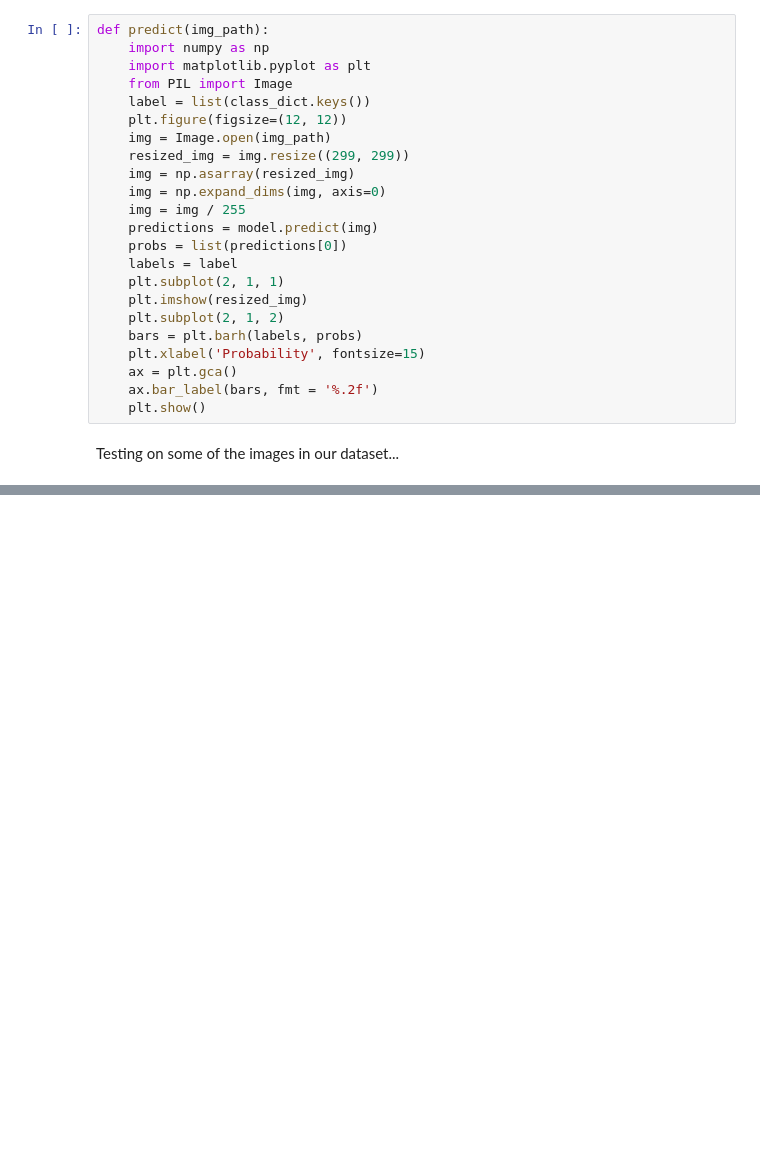
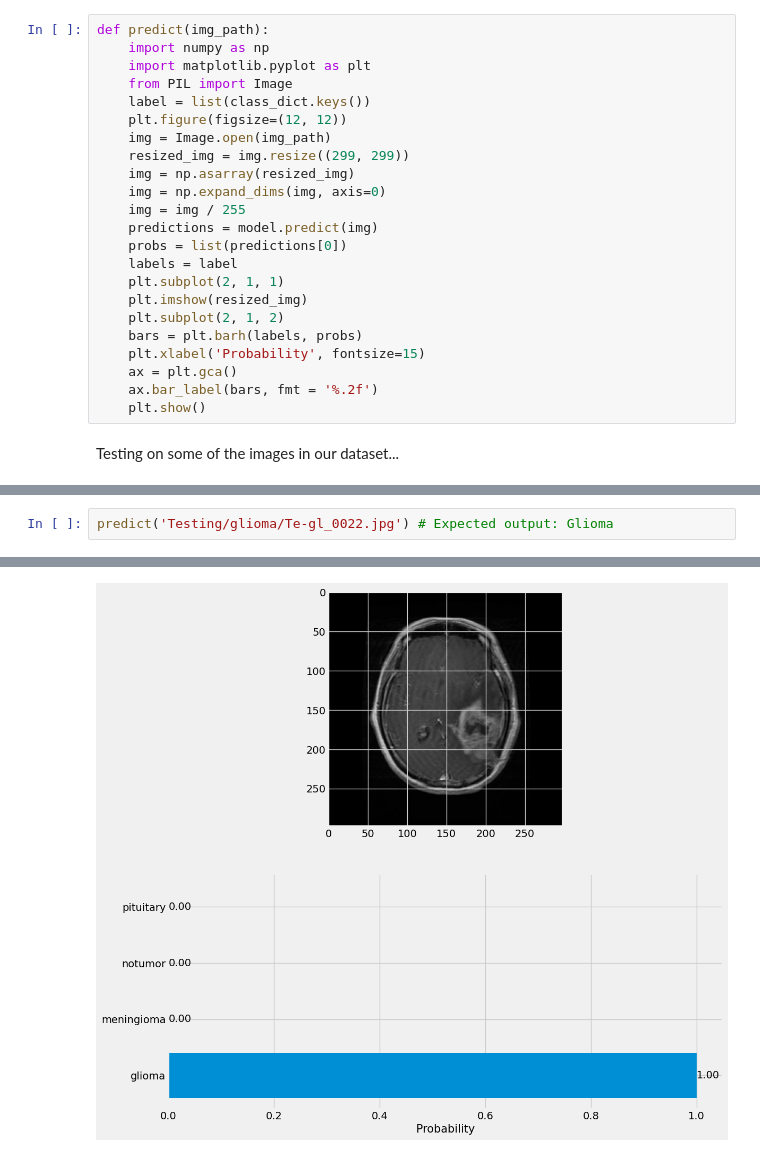
Before and after one commit to CS123A-BioinformaticI/term-project-VikramArunkumar, a Jupyter notebook: BrainTumorDetection.ipynb, the cells around one changed output, grey strips where cells are left out. Drawn from its saved outputs; the diff is of its cells as text; blank space fills up the shorter version.

```diff
--- a/BrainTumorDetection.ipynb
+++ b/BrainTumorDetection.ipynb
@@ -284,0 +406,3 @@ Testing on some of the images in our dataset...
+# %%
+predict('Testing/glioma/Te-gl_0022.jpg') # Expected output: Glioma
+# %% [output]
@@ -284,0 +410 @@ Testing on some of the images in our dataset...
+[figure, added]
```
Also changed, not shown: parts of 26 cells of this notebook.
